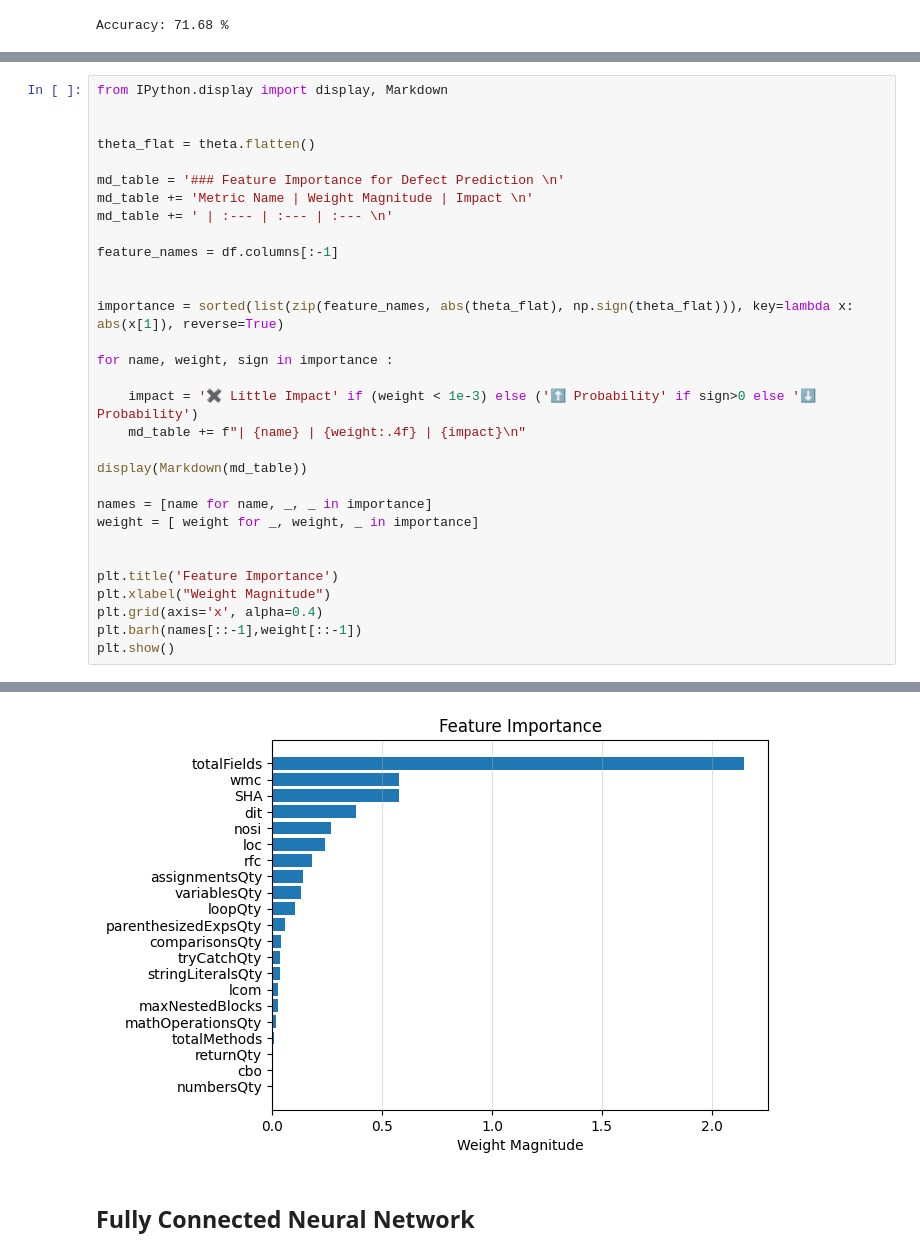
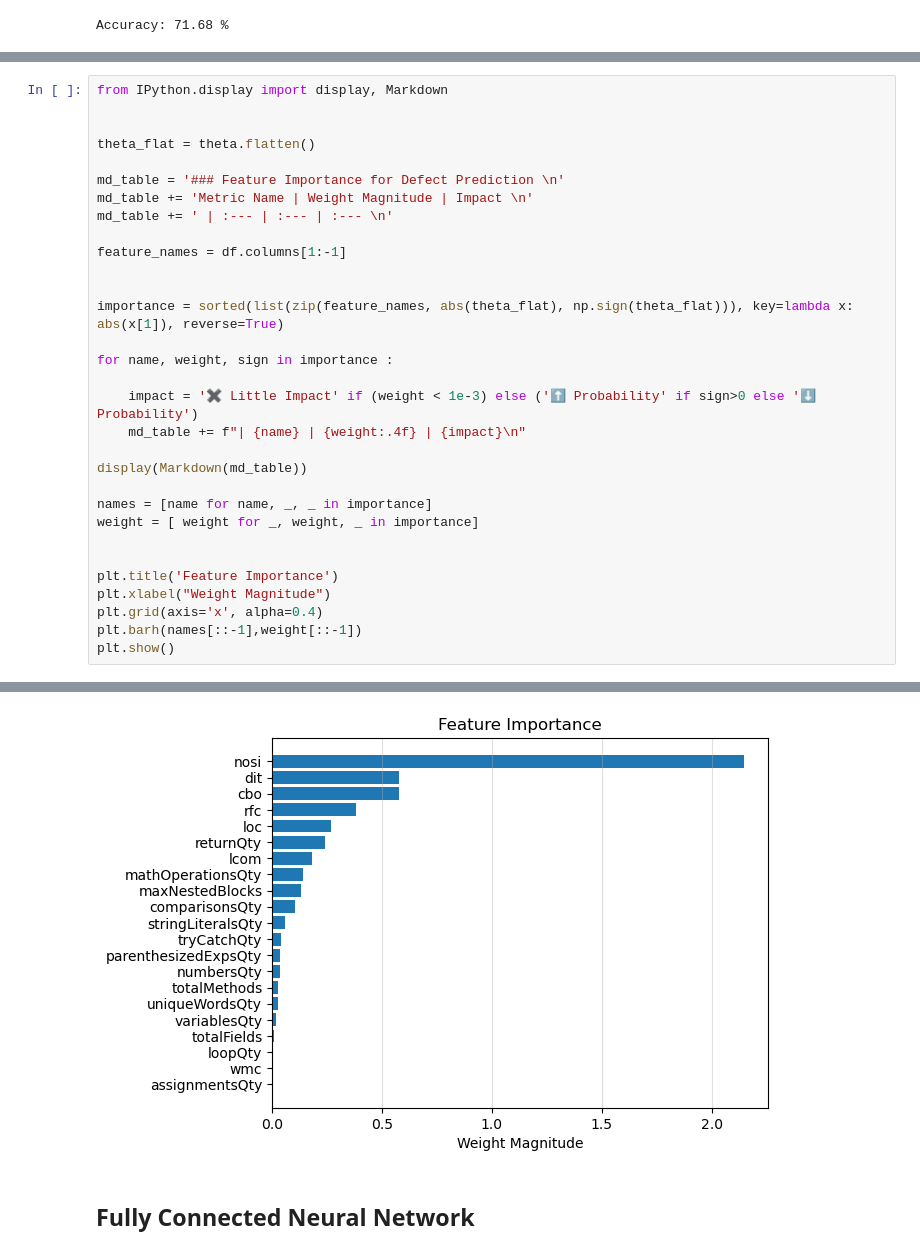
Before and after one commit to agoodyer/software-defect-prediction, a Jupyter notebook: model.ipynb, the cells around one changed output, grey strips where cells are left out. Saved outputs shown, nothing was run; the diff lists cells and outputs as text.

```diff
--- a/model.ipynb
+++ b/model.ipynb
@@ -348,7 +348,7 @@ md_table = '### Feature Importance for Defect Prediction \n'
 md_table += 'Metric Name | Weight Magnitude | Impact \n'
 md_table += ' | :--- | :--- | :--- \n'
 
-feature_names = df.columns[:-1]
+feature_names = df.columns[1:-1]
 
 
 importance = sorted(list(zip(feature_names, abs(theta_flat), np.sign(theta_flat))), key=lambda x: abs(x[1]), reverse=True)
@@ -397,4 +397,4 @@ Metric Name | Weight Magnitude | Impact
-[figure, old version]
+[figure, new version]
 # %% [markdown]
 ## Fully Connected Neural Network
 # %%
```
Also changed, not shown: parts of 6 cells of this notebook, 5 other files.
